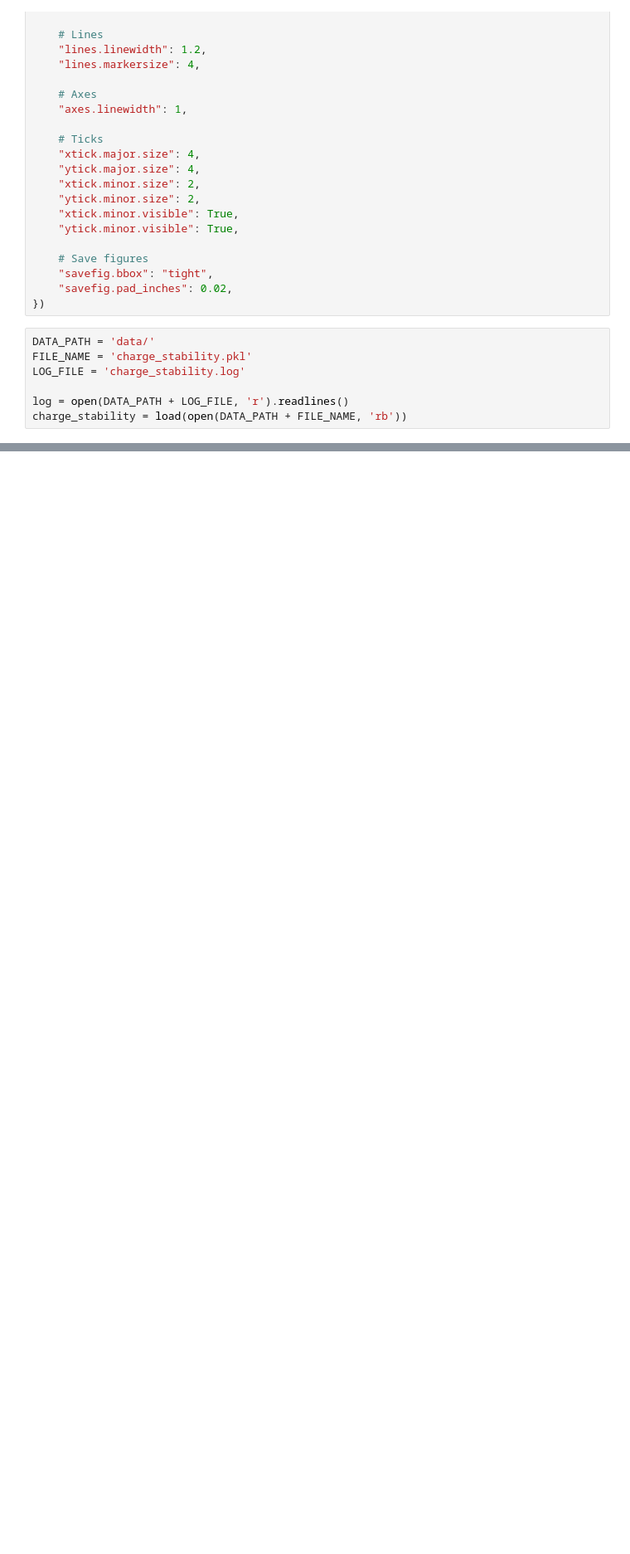
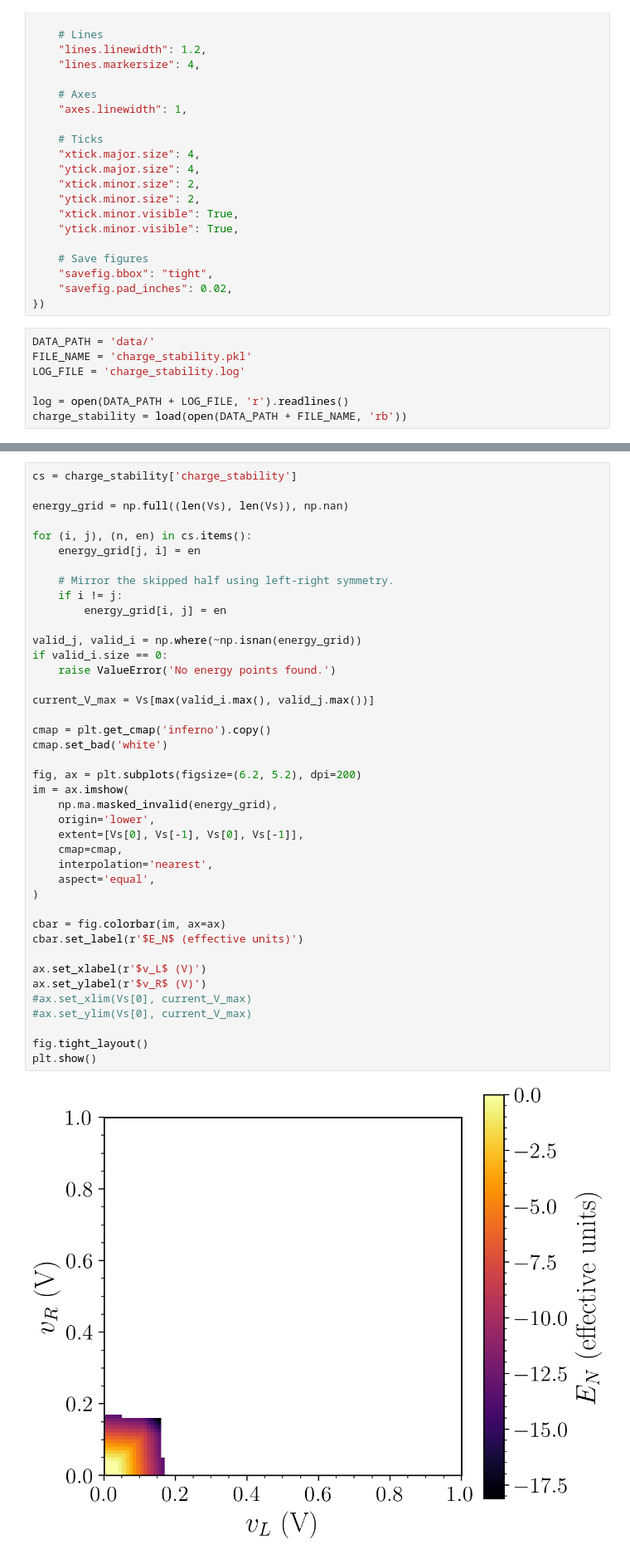
Before and after one commit to LeanderReascos/QDots, a Jupyter notebook: charge_stability/charge_stability.ipynb, the cells around one changed output, grey strips where cells are left out. Shown at 83% size. Saved outputs shown, nothing was run; the diff lists cells and outputs as text; blank space fills up the shorter version.

```diff
--- a/charge_stability/charge_stability.ipynb
+++ b/charge_stability/charge_stability.ipynb
@@ -123,0 +124,43 @@ plt.show()
+# %%
+cs = charge_stability['charge_stability']
+
+energy_grid = np.full((len(Vs), len(Vs)), np.nan)
+
+for (i, j), (n, en) in cs.items():
+    energy_grid[j, i] = en
+
+    # Mirror the skipped half using left-right symmetry.
+    if i != j:
+        energy_grid[i, j] = en
+
+valid_j, valid_i = np.where(~np.isnan(energy_grid))
+if valid_i.size == 0:
+    raise ValueError('No energy points found.')
+
+current_V_max = Vs[max(valid_i.max(), valid_j.max())]
+
+cmap = plt.get_cmap('inferno').copy()
+cmap.set_bad('white')
+
+fig, ax = plt.subplots(figsize=(6.2, 5.2), dpi=200)
+im = ax.imshow(
+    np.ma.masked_invalid(energy_grid),
+    origin='lower',
+    extent=[Vs[0], Vs[-1], Vs[0], Vs[-1]],
+    cmap=cmap,
+    interpolation='nearest',
+    aspect='equal',
+)
+
+cbar = fig.colorbar(im, ax=ax)
+cbar.set_label(r'$E_N$ (effective units)')
+
+ax.set_xlabel(r'$v_L$ (V)')
+ax.set_ylabel(r'$v_R$ (V)')
+#ax.set_xlim(Vs[0], current_V_max)
+#ax.set_ylim(Vs[0], current_V_max)
+
+fig.tight_layout()
+plt.show()
+# %% [output]
+[figure, added]
```
Also changed, not shown: parts of 2 cells of this notebook, 4 other files.
